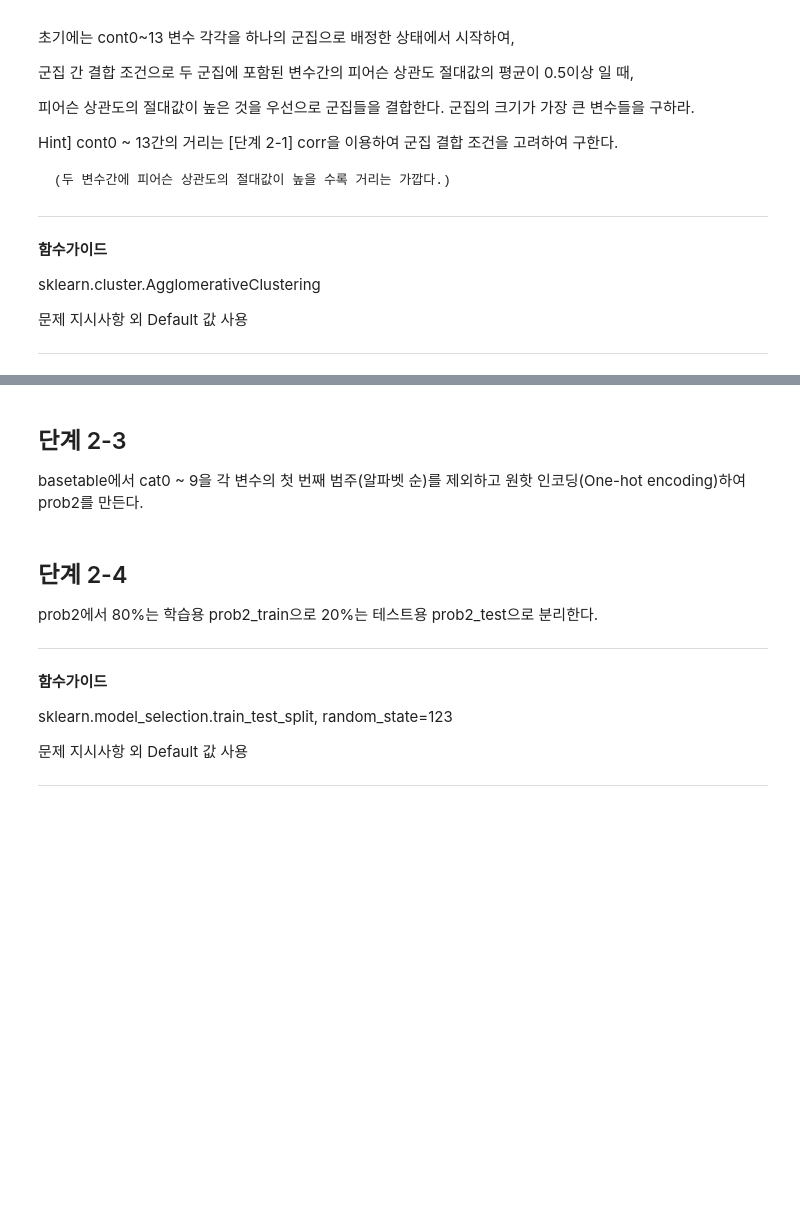
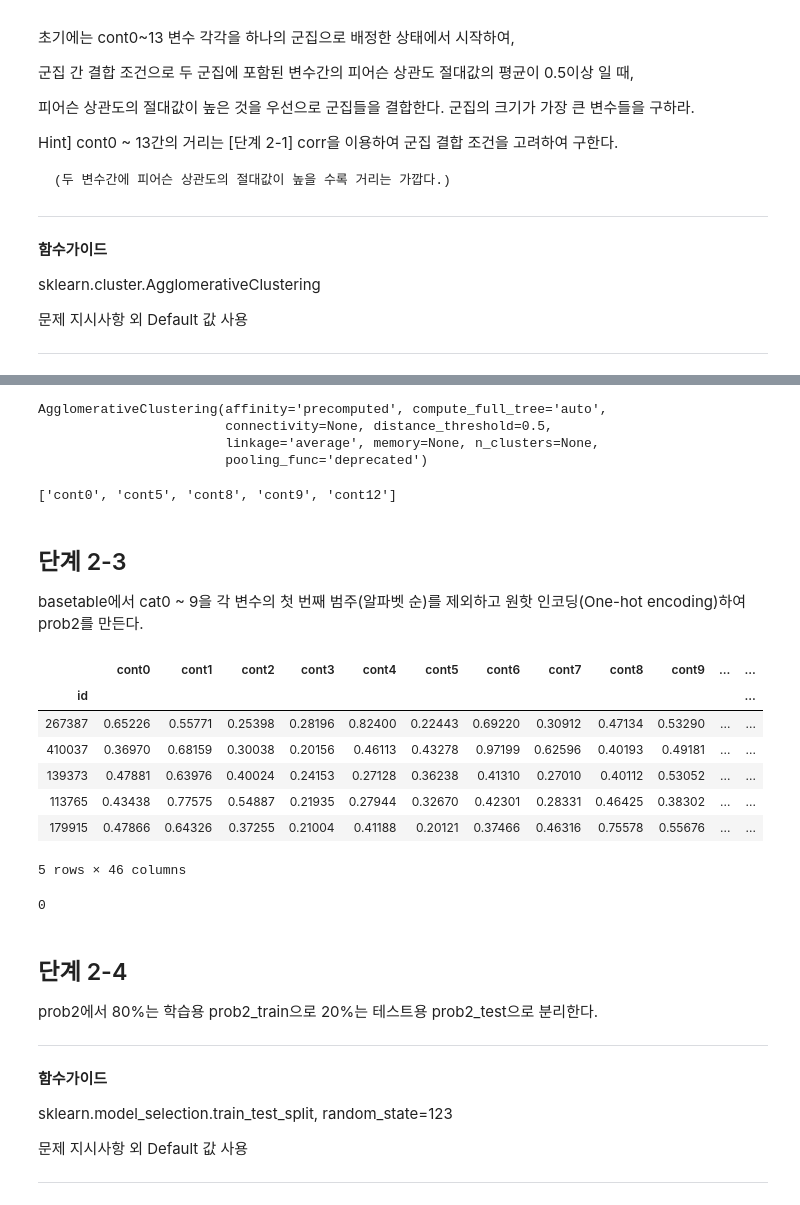
Before and after one commit to sunkusun9/DS_lv3_2311_1, a Jupyter notebook: sec_ds_lv3_prob2_prob.ipynb, the cells around one changed output, grey strips where cells are left out. Saved outputs shown, nothing was run; the diff lists cells and outputs as text; code cells hidden in the pictures; blank space fills up the shorter version.

```diff
--- a/sec_ds_lv3_prob2_prob.ipynb
+++ b/sec_ds_lv3_prob2_prob.ipynb
@@ -475,7 +538,54 @@ sklearn.cluster.AgglomerativeClustering
+# %%
+from sklearn.cluster import AgglomerativeClustering
+clu_agg = AgglomerativeClustering(
+    n_clusters = None, # distance_threshold에 의해 결정
+    affinity = "precomputed", # 거리행렬입력 받도록 설정
+    distance_threshold=0.5, # 군집 간 결합 조건으로 두 군집에 포함된 변수간의 거리가 0.5이하 일 때,
+    linkage='average', # likage 평균
+)
+clu_agg.fit(df_dist)
+# %% [output]
+AgglomerativeClustering(affinity='precomputed', compute_full_tree='auto',
+                        connectivity=None, distance_threshold=0.5,
+                        linkage='average', memory=None, n_clusters=None,
+                        pooling_func='deprecated')
+# %%
+X_cor = df_dist.columns[clu_agg.labels_ == 0].tolist()
+X_cor
+# %% [output]
+['cont0', 'cont5', 'cont8', 'cont9', 'cont12']
 # %% [markdown]
 ## 단계 2-3
 
 basetable에서 cat0 ~ 9을 각 변수의 첫 번째 범주(알파벳 순)를 제외하고 원핫 인코딩(One-hot encoding)하여 prob2를 만든다.
+# %%
+X_cat = ['cat{}'.format(i) for i in range(10)]
+df_prob2 = pd.get_dummies(df_basetable, columns=X_cat, drop_first=True)
+df_prob2.head()
+# %% [output]
+|  | cont0 | cont1 | cont2 | cont3 | cont4 | cont5 | cont6 | cont7 | cont8 | cont9 | ... | ... |
+| id |  |  |  |  |  |  |  |  |  |  |  | ... |
+| 267387 | 0.65226 | 0.55771 | 0.25398 | 0.28196 | 0.82400 | 0.22443 | 0.69220 | 0.30912 | 0.47134 | 0.53290 | ... | ... |
+| 410037 | 0.36970 | 0.68159 | 0.30038 | 0.20156 | 0.46113 | 0.43278 | 0.97199 | 0.62596 | 0.40193 | 0.49181 | ... | ... |
+| 139373 | 0.47881 | 0.63976 | 0.40024 | 0.24153 | 0.27128 | 0.36238 | 0.41310 | 0.27010 | 0.40112 | 0.53052 | ... | ... |
+| 113765 | 0.43438 | 0.77575 | 0.54887 | 0.21935 | 0.27944 | 0.32670 | 0.42301 | 0.28331 | 0.46425 | 0.38302 | ... | ... |
+| 179915 | 0.47866 | 0.64326 | 0.37255 | 0.21004 | 0.41188 | 0.20121 | 0.37466 | 0.46316 | 0.75578 | 0.55676 | ... | ... |
+5 rows × 46 columns
+# %%
+from sklearn.preprocessing import OneHotEncoder
+ohe = OneHotEncoder(
+    sparse=False,
+    drop=df_basetable[X_cat].apply(lambda x: np.sort(x.unique())[0], axis=0).tolist()
+)
+ohe.fit(df_basetable[X_cat])
+(pd.concat([
+    df_basetable,
+    pd.DataFrame(ohe.transform(df_basetable[X_cat]),
+                 index=df_basetable.index, columns = ohe.get_feature_names(X_cat)
+    )
+], axis=1).drop(columns=X_cat) != df_prob2).sum().sum()
+# %% [output]
+0
 # %% [markdown]
 ## 단계 2-4
 
```
Also changed, not shown: parts of 64 cells of this notebook.
